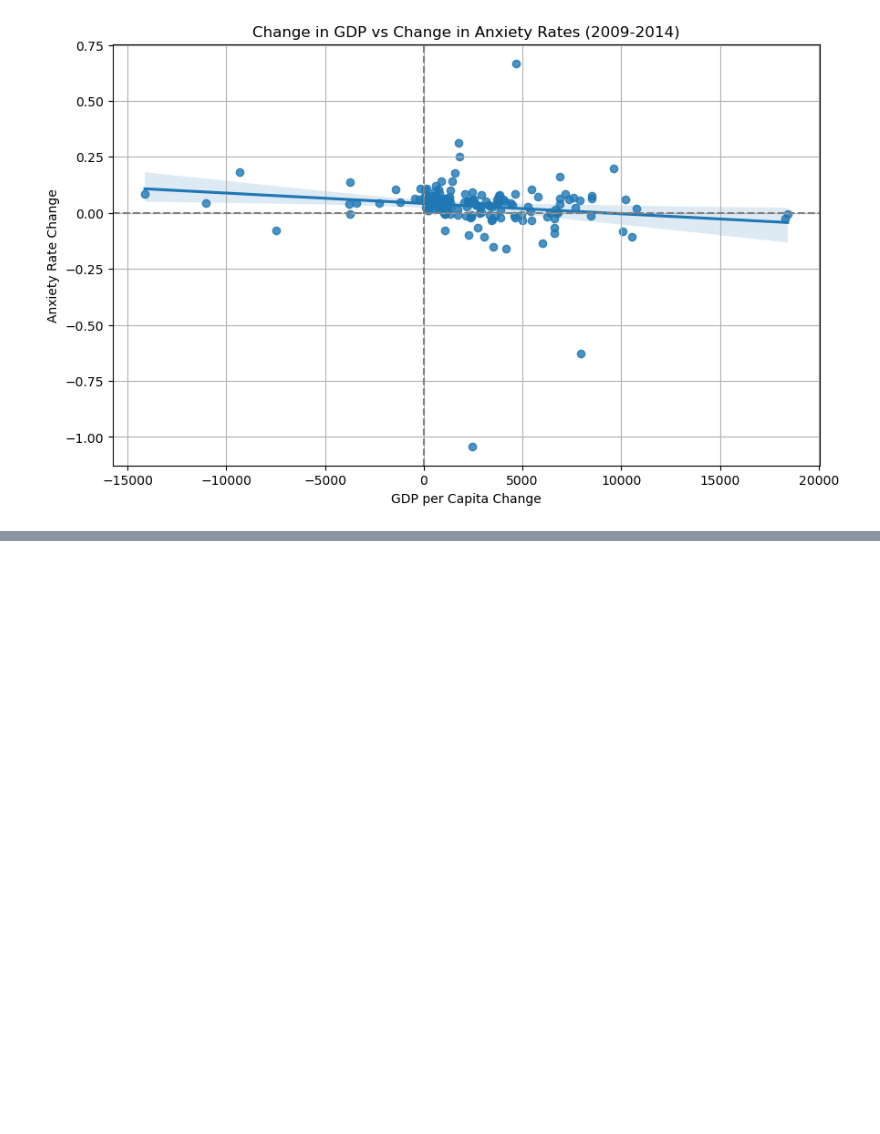
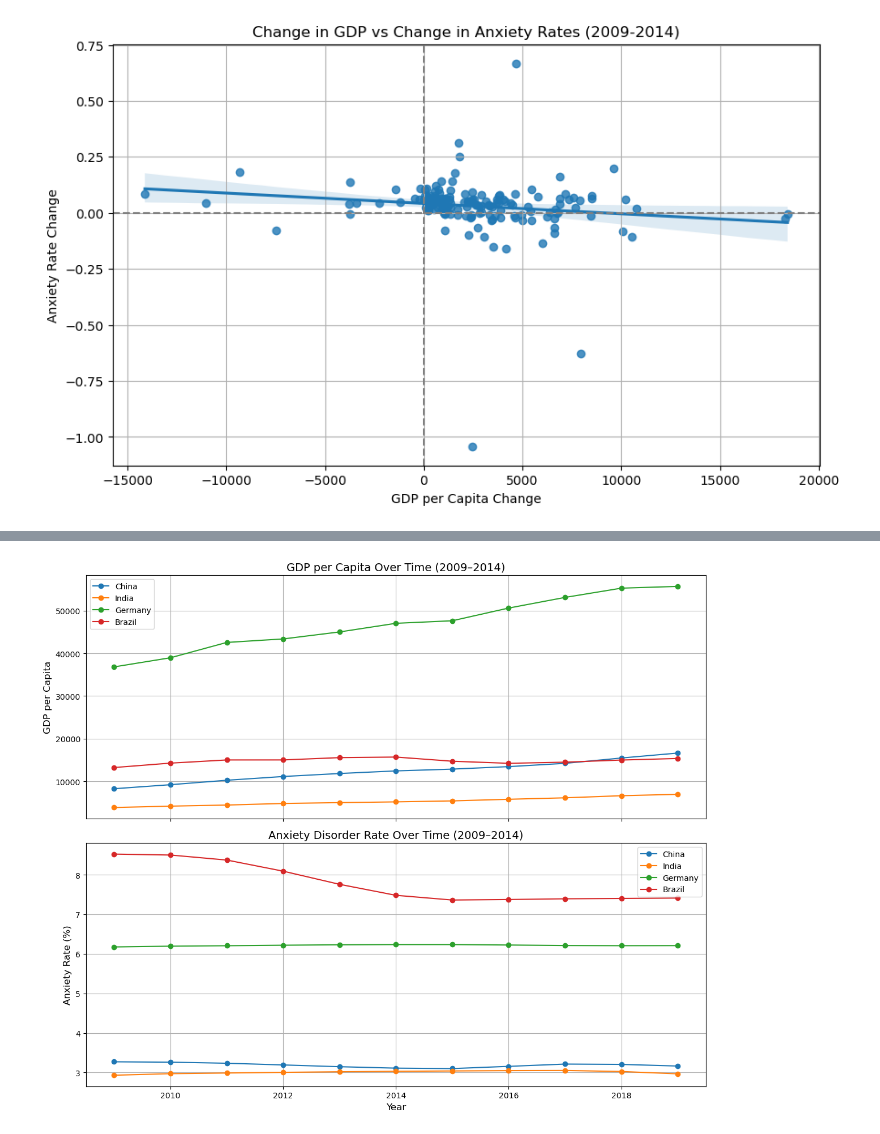
Before and after one commit to cfcuadrac/mini-project-1, a Jupyter notebook: Mini_project.ipynb, the cells around one changed output, grey strips where cells are left out. Saved outputs shown, nothing was run; the diff lists cells and outputs as text; code cells hidden in the pictures; blank space fills up the shorter version.

```diff
--- a/Mini_project.ipynb
+++ b/Mini_project.ipynb
@@ -128,0 +170,36 @@ plt.show()
+# %%
+# Plot GDP and Anxiety Rate Over Time for Selected Countries
+
+import matplotlib.pyplot as plt
+
+# Choose countries to plot
+selected_countries = ['China', 'India', 'Germany', 'Brazil']  # Change as needed
+
+# Set up the figure with 2 subplots (one for GDP, one for Anxiety)
+fig, axs = plt.subplots(2, 1, figsize=(12, 10), sharex=True)
+
+# Plot GDP per capita over time
+for country in selected_countries:
+    country_data = df1[df1['country'] == country]
+    axs[0].plot(country_data['year'], country_data['gdp_per_capita'], label=country, marker='o')
+
+axs[0].set_title('GDP per Capita Over Time (2009–2014)', fontsize=14)
+axs[0].set_ylabel('GDP per Capita', fontsize=12)
+axs[0].legend()
+axs[0].grid(True)
+
+# Plot Anxiety rate over time
+for country in selected_countries:
+    country_data = df1[df1['country'] == country]
+    axs[1].plot(country_data['year'], country_data['anxiety_rate'], label=country, marker='o')
+
+axs[1].set_title('Anxiety Disorder Rate Over Time (2009–2014)', fontsize=14)
+axs[1].set_xlabel('Year', fontsize=12)
+axs[1].set_ylabel('Anxiety Rate (%)', fontsize=12)
+axs[1].legend()
+axs[1].grid(True)
+
+plt.tight_layout()
+plt.show()
+# %% [output]
+[figure, added]
```
Also changed, not shown: parts of 16 cells of this notebook.
